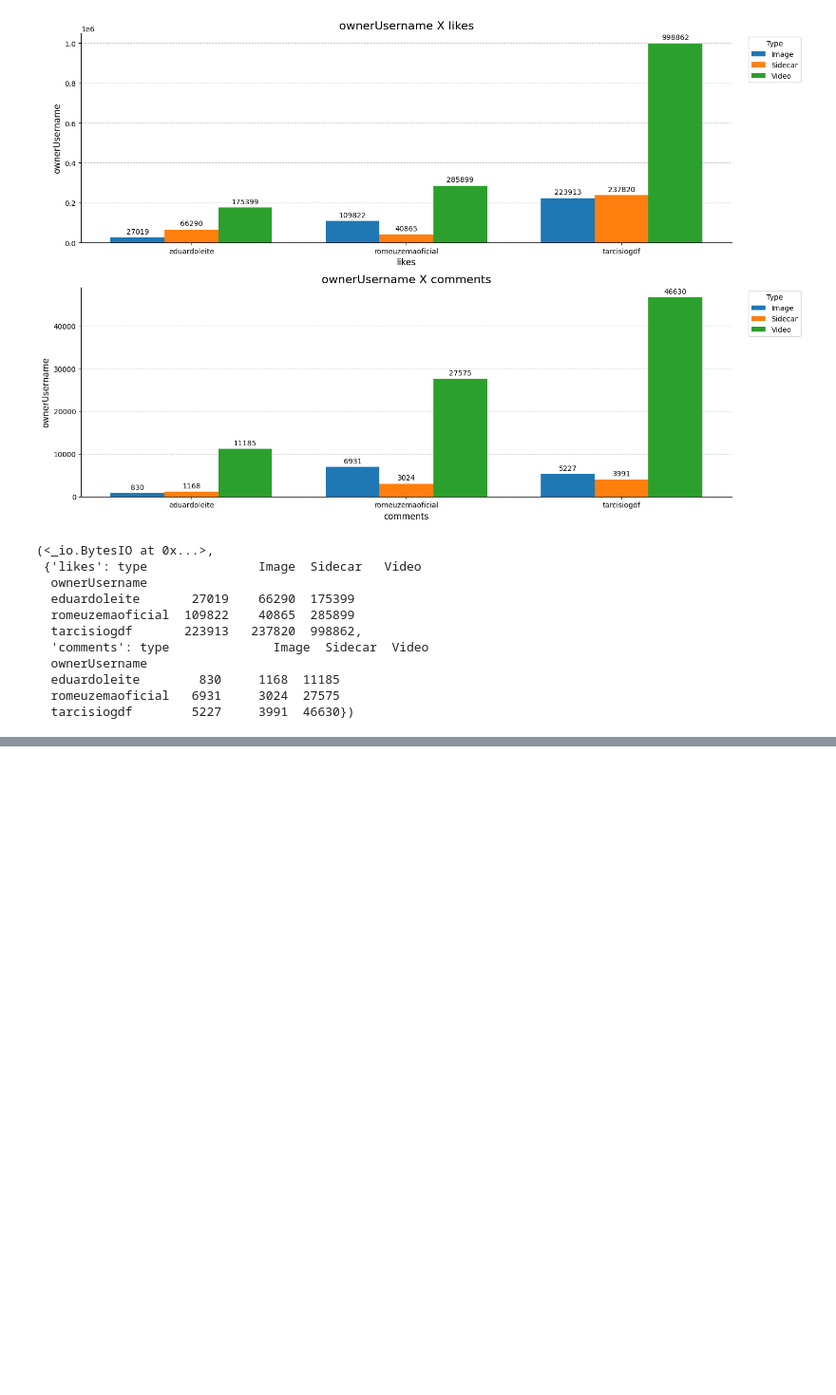
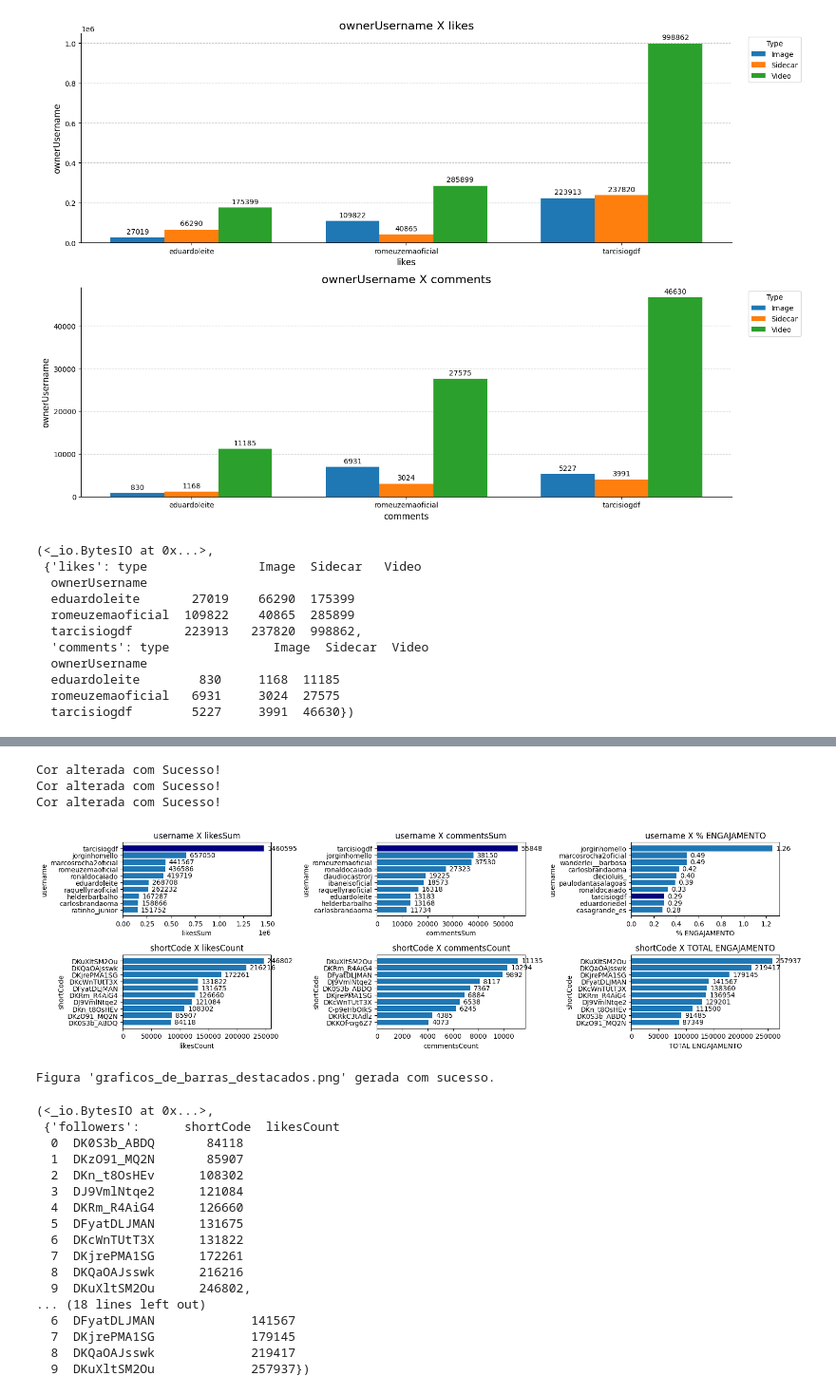
Before and after one commit to Vini0606/Aplica-o-Web-AI-Social-, a Jupyter notebook: notebooks/conteúdo.ipynb, the cells around one changed output, grey strips where cells are left out. Shown at 95% size. Cells and saved outputs as stored; diff of their text form; code cells hidden in the pictures; blank space fills up the shorter version.

```diff
--- a/notebooks/conteúdo.ipynb
+++ b/notebooks/conteúdo.ipynb
@@ -1019,0 +1135,3 @@ Secao_2_2_Figura6(posts_df, profile_df)
+# %%
+posts_df['DATA-HORA'] = pd.to_datetime(posts_df['timestamp'])
+posts_df['DATA-HORA'].sample(5)
@@ -1019,0 +1145,19 @@ Secao_2_2_Figura6(posts_df, profile_df)
+# %%
+# Usamos .dt.day_name() para obter o nome completo do dia da semana
+posts_df['DIA_DA_SEMANA'] = posts_df['DATA-HORA'].dt.day_name(locale='pt_BR')
+
+# --- Extraindo o Período do Dia ---
+# Vamos definir as faixas horárias para cada período
+def get_periodo_do_dia(hour):
+    if 5 <= hour < 12:
+        return 'Manhã'
+    elif 12 <= hour < 18:
+        return 'Tarde'
+    elif 18 <= hour < 23:
+        return 'Noite'
+    else: # 23 to 5 (inclusive of 23, exclusive of 5)
+        return 'Madrugada'
+
+# Aplicamos a função à hora de cada datetime
+# Primeiro, pegamos a hora, depois aplicamos a função
+posts_df['PERIODO_DO_DIA'] = posts_df['DATA-HORA'].dt.hour.apply(get_periodo_do_dia)
@@ -1019,0 +1252,25 @@ Secao_2_2_Figura6(posts_df, profile_df)
+# %%
+Secao_2_2_Figura4('tarcisiogdf', profile_df, posts_df)
+# %% [output]
+Cor alterada com Sucesso!
+Cor alterada com Sucesso!
+Cor alterada com Sucesso!
+[figure, added]
+Figura 'graficos_de_barras_destacados.png' gerada com sucesso.
+(<_io.BytesIO at 0x...>,
+ {'followers':      shortCode  likesCount
+  0  DK0S3b_ABDQ       84118
+  1  DKzO91_MQ2N       85907
+  2  DKn_t8OsHEv      108302
+  3  DJ9VmlNtqe2      121084
+  4  DKRm_R4AiG4      126660
+  5  DFyatDLJMAN      131675
+  6  DKcWnTUtT3X      131822
+  7  DKjrePMA1SG      172261
+  8  DKQaOAJsswk      216216
+  9  DKuXltSM2Ou      246802,
+... (18 lines left out)
+  6  DFyatDLJMAN             141567
+  7  DKjrePMA1SG             179145
+  8  DKQaOAJsswk             219417
+  9  DKuXltSM2Ou             257937})
```
Also changed, not shown: parts of 5 cells of this notebook, 2 other files.
